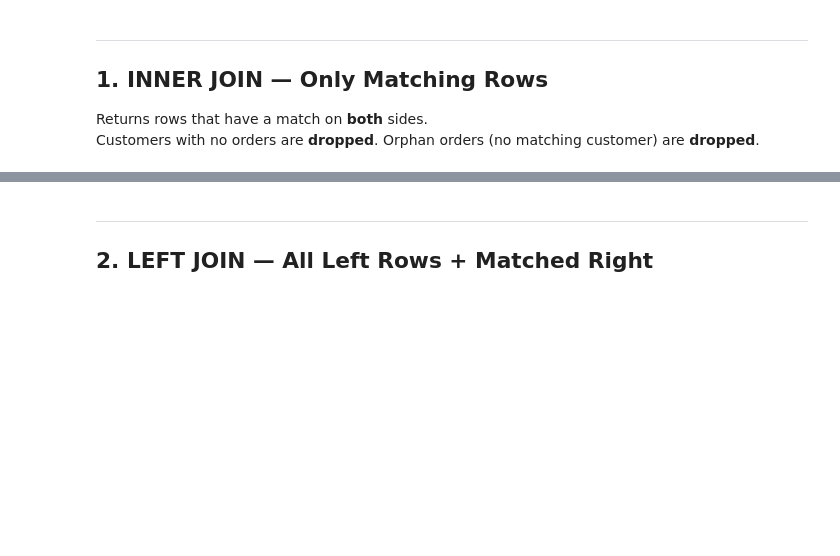
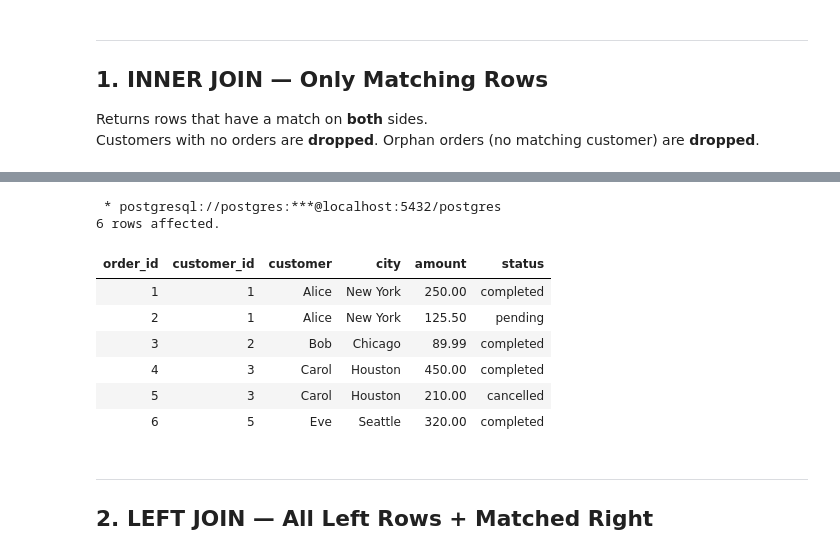
Before and after one commit to hariom2311/python-pyspark-sql-sessions, a Jupyter notebook: sql/day05_joins/notebook.ipynb, the cells around one changed output, grey strips where cells are left out. Saved outputs shown, nothing was run; the diff lists cells and outputs as text; code cells hidden in the pictures; blank space fills up the shorter version.

```diff
--- a/sql/day05_joins/notebook.ipynb
+++ b/sql/day05_joins/notebook.ipynb
@@ -117,15 +137,26 @@ SELECT * FROM d5_orders ORDER BY order_id;
 # %%
 %%sql
 -- Dave (customer_id=4, no orders) → dropped
 -- Order with customer_id=99 (orphan) → dropped
 SELECT o.order_id,
+        c.customer_id,
        c.name   AS customer,
        c.city,
        o.amount,
        o.status
 FROM   d5_orders o
 INNER  JOIN d5_customers c ON o.customer_id = c.customer_id
 ORDER  BY o.order_id;
+# %% [output]
+ * postgresql://postgres:***@localhost:5432/postgres
+6 rows affected.
+| order_id | customer_id | customer | city | amount | status |
+| 1 | 1 | Alice | New York | 250.00 | completed |
+| 2 | 1 | Alice | New York | 125.50 | pending |
+| 3 | 2 | Bob | Chicago | 89.99 | completed |
+| 4 | 3 | Carol | Houston | 450.00 | completed |
+| 5 | 3 | Carol | Houston | 210.00 | cancelled |
+| 6 | 5 | Eve | Seattle | 320.00 | completed |
 # %% [markdown]
 ---
 ## 2. LEFT JOIN — All Left Rows + Matched Right
```
Also changed, not shown: parts of 12 cells of this notebook, 26 other files.
